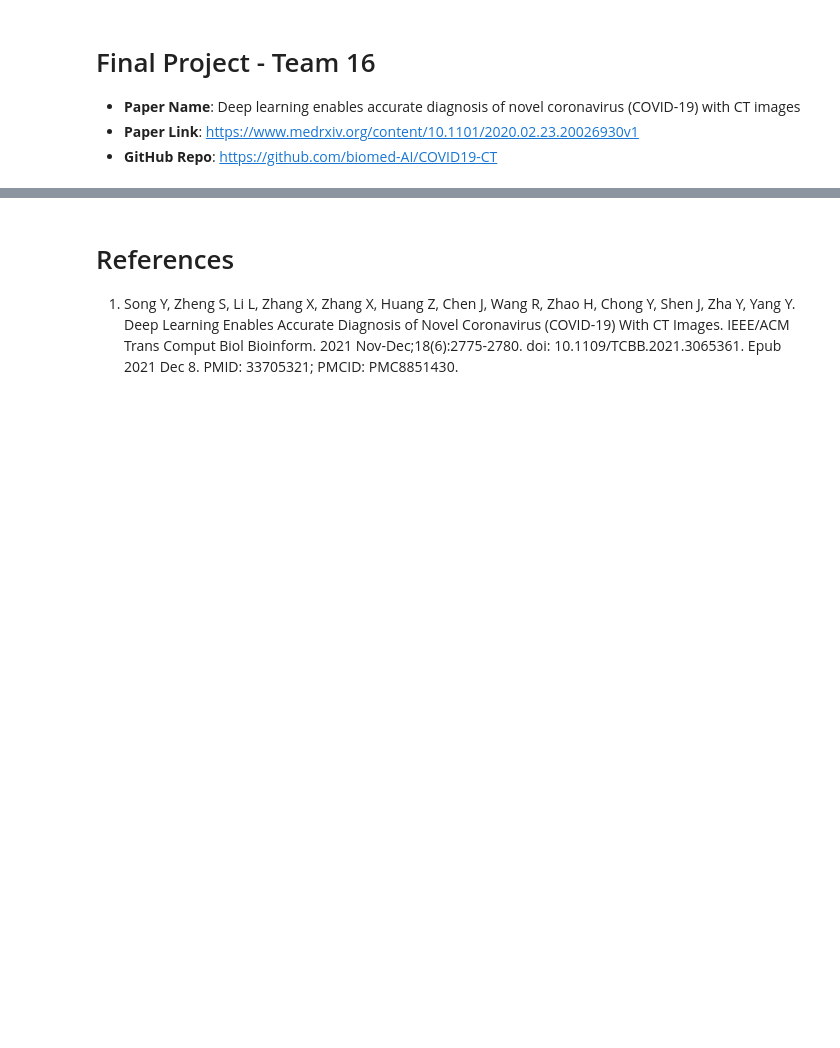
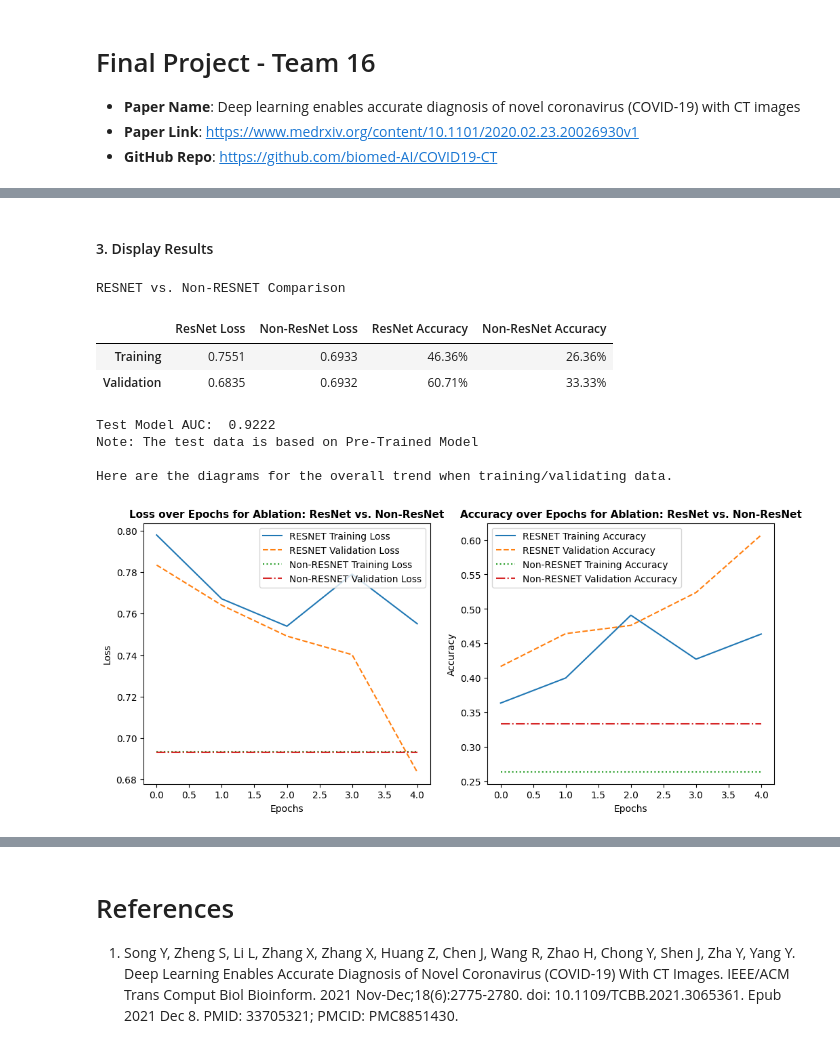
Before and after one commit to YuanlongZHANG96/COVID19-CT-Team_16, a Jupyter notebook: DL4H_Team_16.ipynb, the cells around one changed output, grey strips where cells are left out. Cells and saved outputs as stored; diff of their text form; code cells hidden in the pictures; blank space fills up the shorter version.

```diff
--- a/DL4H_Team_16.ipynb
+++ b/DL4H_Team_16.ipynb
@@ -744,0 +1208,17 @@ you can read and plot it here like the Scope of Reproducibility
+# %%
+# compare you model with others
+RESNET_ON=False
+
+initialize_training()
+
+# Start the training process
+compare_results = train(net=net,
+             batch_size=BATCH_SIZE,
+             proposal_num=PROPOSAL_NUM,
+             save_freq=SAVE_FREQ,
+             lr=LR,
+             wd=WD,
+             save_directory=save_dir,
+             resume_file=resume,
+             end_epoch=END_EPOCH,
+             RESNET_ON=False)
@@ -744,0 +1247,23 @@ you can read and plot it here like the Scope of Reproducibility
+# %% [markdown]
+#### 3. Display Results
+# %%
+summarize_results(training_results['train_losses'],
+                  training_results['test_losses'],
+                  training_results['train_accuracies'],
+                  training_results['test_accuracies'],
+                  test_results=test_results,
+                  display_mode=2,
+                  compare_train_losses=compare_results['train_losses'],
+                  compare_val_losses=compare_results['test_losses'],
+                  compare_train_accuracies=compare_results['train_accuracies'],
+                  compare_val_accuracies=compare_results['test_accuracies'])
+# %% [output]
+RESNET vs. Non-RESNET Comparison
+|  | ResNet Loss | Non-ResNet Loss | ResNet Accuracy | Non-ResNet Accuracy |
+| Training | 0.7551 | 0.6933 | 46.36% | 26.36% |
+| Validation | 0.6835 | 0.6932 | 60.71% | 33.33% |
+Test Model AUC:  0.9222
+Note: The test data is based on Pre-Trained Model
+
+Here are the diagrams for the overall trend when training/validating data.
+[figure, added]
```
Also changed, not shown: parts of 83 cells of this notebook.
